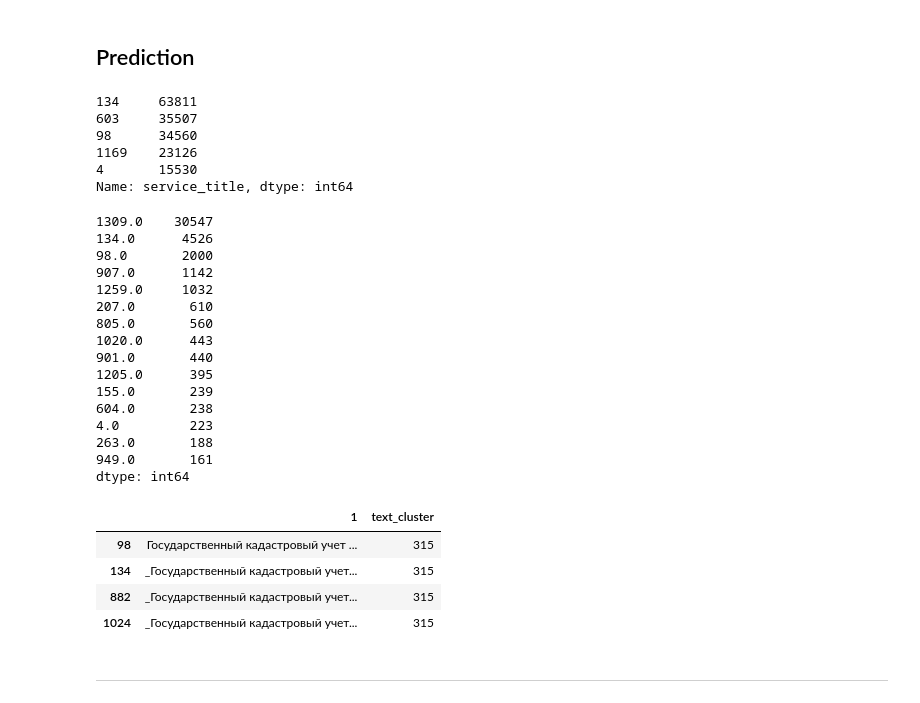
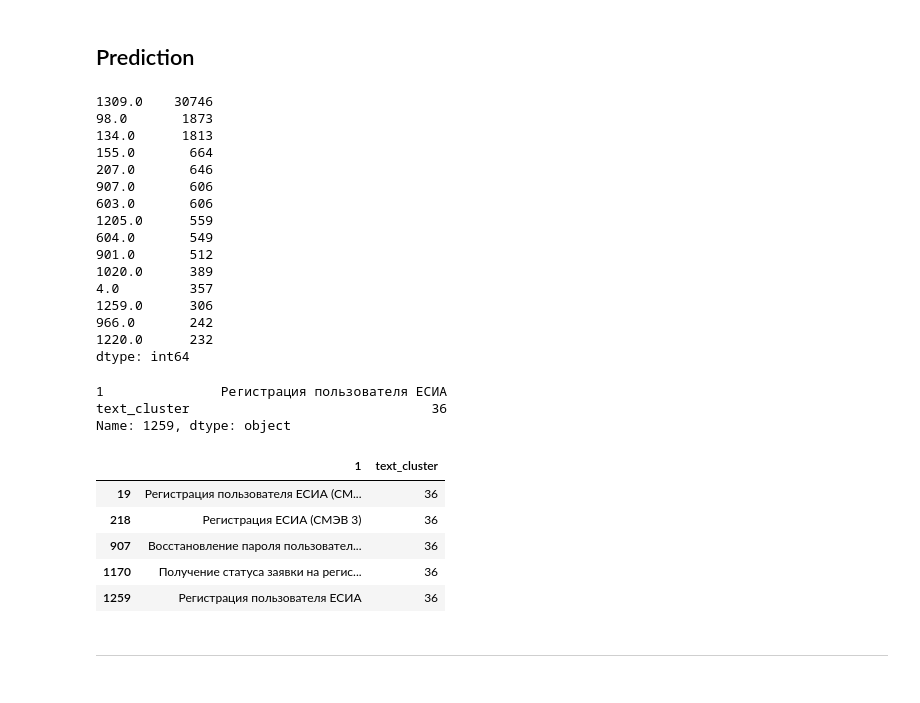
Before and after one commit to Gaussiandra/MFC_solution, a Jupyter notebook: 0_3767_2019_06_01.ipynb, the cells around one changed output. Cells and saved outputs as stored; diff of their text form; code cells hidden in the pictures.

```diff
--- a/0_3767_2019_06_01.ipynb
+++ b/0_3767_2019_06_01.ipynb
@@ -1153,4 +1114,6 @@ Shrink model to first 1495 iterations.
 #pickle.dump(model_l2, open(global_path+'full_ds_1500', 'wb'))
 # %%
 model_l2 = pickle.load(open(global_path+'full_ds_1500', 'rb'))
+# %%
+pd.set_option('display.max_rows', 200)
 # %%
@@ -1222,18 +1152,5 @@ import tensorflow as tf
 %tensorboard --logdir '/content/drive/My Drive/ML/Выявление закономерностей на основе данных МФЦ/model_info/'
 # %% [markdown]
 ## Prediction
-# %%
-# 134 и 98 по факту один класс,
-# который очень сильно перевешивает по своему количеству в трейне.
-# Модель же почему-то в топ суёт 1259 класс и это мне кажется странным,
-# поэтому я слегка снижу количество этого класса в предикте, добавив трешхолд
-loaded_train_dataset.service_title.value_counts().iloc[:5]
-# %% [output]
-134     63811
-603     35507
-98      34560
-1169    23126
-4       15530
-Name: service_title, dtype: int64
 # %%
 preds = []
@@ -1254,32 +1169,39 @@ for i, proba in enumerate(tqdm(pred_probas)):
 
 preds = np.array(preds)
 # %%
-pd.Series(preds).value_counts().iloc[:15]
+pd.Series(preds.flatten()).value_counts().iloc[:15]
 # %% [output]
-1309.0    30547
-134.0      4526
-98.0       2000
-907.0      1142
-1259.0     1032
-207.0       610
-805.0       560
-1020.0      443
-901.0       440
-1205.0      395
-155.0       239
-604.0       238
-4.0         223
-263.0       188
-949.0       161
+1309.0    30746
+98.0       1873
+134.0      1813
+155.0       664
+207.0       646
+907.0       606
+603.0       606
+1205.0      559
+604.0       549
+901.0       512
+1020.0      389
+4.0         357
+1259.0      306
+966.0       242
+1220.0      232
 dtype: int64
+# %%
+id_to_desc.loc[1259]
+# %% [output]
+1               Регистрация пользователя ЕСИА
+text_cluster                               36
+Name: 1259, dtype: object
 # %%
-id_to_desc[id_to_desc.text_cluster == 315]
+id_to_desc[id_to_desc.text_cluster == 36]
 # %% [output]
 |  | 1 | text_cluster |
-| 98 | Государственный кадастровый учет ... | 315 |
-| 134 | _Государственный кадастровый учет... | 315 |
-| 882 | _Государственный кадастровый учет... | 315 |
-| 1024 | _Государственный кадастровый учет... | 315 |
+| 19 | Регистрация пользователя ЕСИА (СМ... | 36 |
+| 218 | Регистрация ЕСИА (СМЭВ 3) | 36 |
+| 907 | Восстановление пароля пользовател... | 36 |
+| 1170 | Получение статуса заявки на регис... | 36 |
+| 1259 | Регистрация пользователя ЕСИА | 36 |
 # %% [markdown]
 ---
 # %%
```
Also changed, not shown: parts of 17 cells of this notebook.
